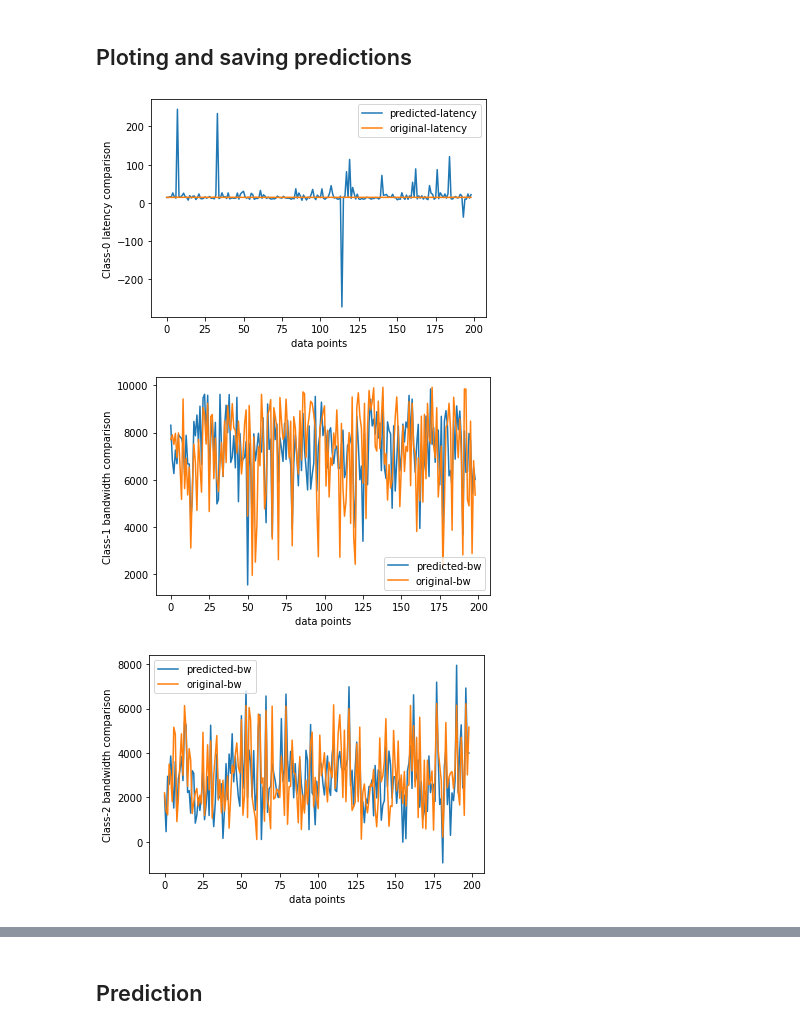
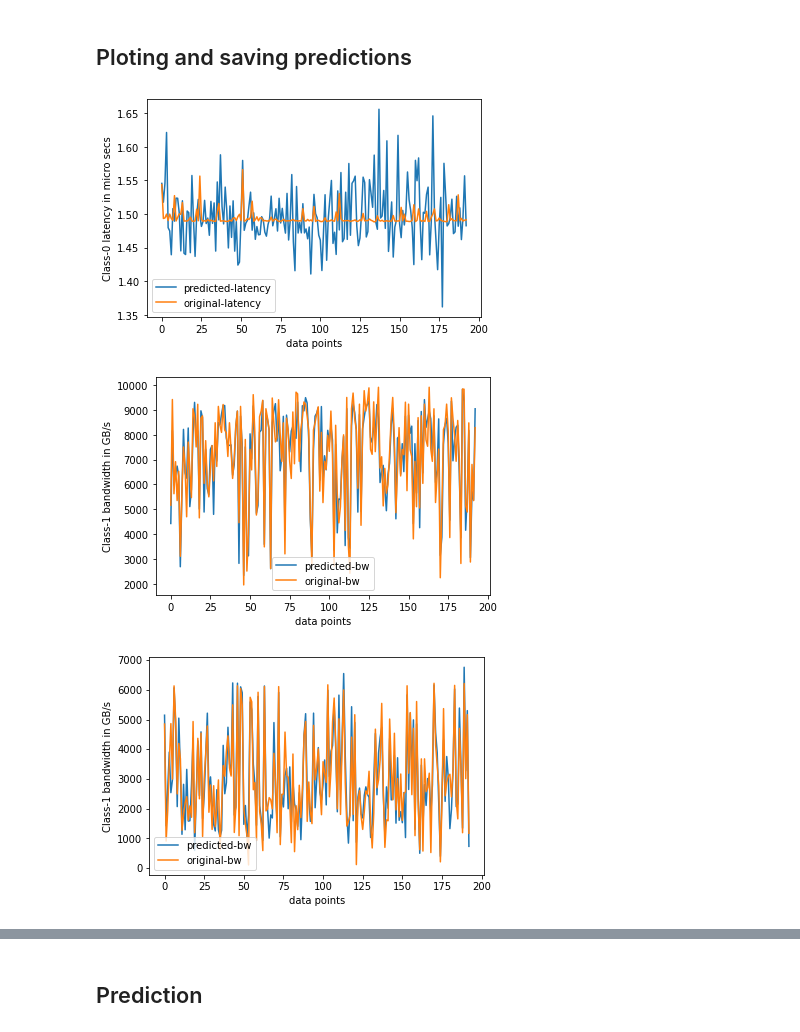
Before and after one commit to chiggy2402/QoS-parameter-tuning, a Jupyter notebook: Model.ipynb, the cells around one changed output, grey strips where cells are left out. Cells and saved outputs as stored; diff of their text form; code cells hidden in the pictures.

```diff
--- a/Model.ipynb
+++ b/Model.ipynb
@@ -30,11 +30,14 @@ model = NN(8,3)
 ## Train and Test divsion
 # %%
 df = pd.read_csv('dataset.csv')
+index = df['n-class-0-latency'].index[df['n-class-0-latency'].apply(np.isnan)]
+df = df.drop(index)
+
 train_x = df[0:800][['ar-0','ar-1','ar-2','ar-3','pr-0','pr-1','pr-2','pr-3']].to_numpy()
-test_x = df[800:999][['ar-0','ar-1','ar-2','ar-3','pr-0','pr-1','pr-2','pr-3']].to_numpy()
+test_x = df[800:][['ar-0','ar-1','ar-2','ar-3','pr-0','pr-1','pr-2','pr-3']].to_numpy()
 
 train_y = df[0:800][['n-class-0-latency','n-class-1-bw','n-class-2-bw']].to_numpy()
-test_y = df[800:999][['n-class-0-latency','n-class-1-bw','n-class-2-bw']].to_numpy()
+test_y = df[800:][['n-class-0-latency','n-class-1-bw','n-class-2-bw']].to_numpy()
 
 device = torch.device("cuda" if torch.cuda.is_available() else "cpu")
 input_size = 800 # 28x28 = 784, size of MNIST images (grayscale)
@@ -85,14 +88,14 @@ prediction_un = predict_test_y.clone().detach().numpy()
 # %% [markdown]
 ## Unormalized predictions
 # %%
-prediction_un[:,0] = np.reciprocal(prediction_un[:,0])/0.320
+prediction_un[:,0] = np.reciprocal(prediction_un[:,0])*0.320
 prediction_un[:,1] = 13600*prediction_un[:,1]
 prediction_un[:,2] = 13600*prediction_un[:,2]
 
 
 test_y_un = np.copy(test_y)
 
-test_y_un[:,0] = np.reciprocal(test_y[:,0])/0.320
+test_y_un[:,0] = np.reciprocal(test_y[:,0])*0.320
 test_y_un[:,1] = 13600*test_y[:,1]
 test_y_un[:,2] = 13600*test_y[:,2]
 
@@ -102,29 +105,29 @@ x = np.concatenate((prediction_un,test_y_un),axis=1)
 # %%
 plt.plot(x[:,0],label='predicted-latency')
 plt.plot(x[:,3],label='original-latency')
 plt.xlabel('data points')
-plt.ylabel('Class-0 latency comparison')
+plt.ylabel('Class-0 latency in micro secs')
 plt.legend()
 plt.show()
 
 
 plt.plot(x[:,1],label='predicted-bw')
 plt.plot(x[:,4],label='original-bw')
 plt.xlabel('data points')
-plt.ylabel('Class-1 bandwidth comparison')
+plt.ylabel('Class-1 bandwidth in GB/s')
 plt.legend()
 plt.show()
 
 
 plt.plot(x[:,2],label='predicted-bw')
 plt.plot(x[:,5],label='original-bw')
 plt.xlabel('data points')
-plt.ylabel('Class-2 bandwidth comparison')
+plt.ylabel('Class-1 bandwidth in GB/s')
 plt.legend()
 plt.show()
 
 np.savetxt('prediction_comparison.csv', x, delimiter =', ', header="p-class-0-lat,p-class-1-bw,p-class-2-bw,o-class-0-lat,o-class-1-bw,o-class-2-bw")
 # %% [output]
-[figure, old version]
+[figure, new version]
-[figure, old version]
+[figure, new version]
-[figure, old version]
+[figure, new version]
```
Also changed, not shown: parts of 6 cells of this notebook, 1 other file.
